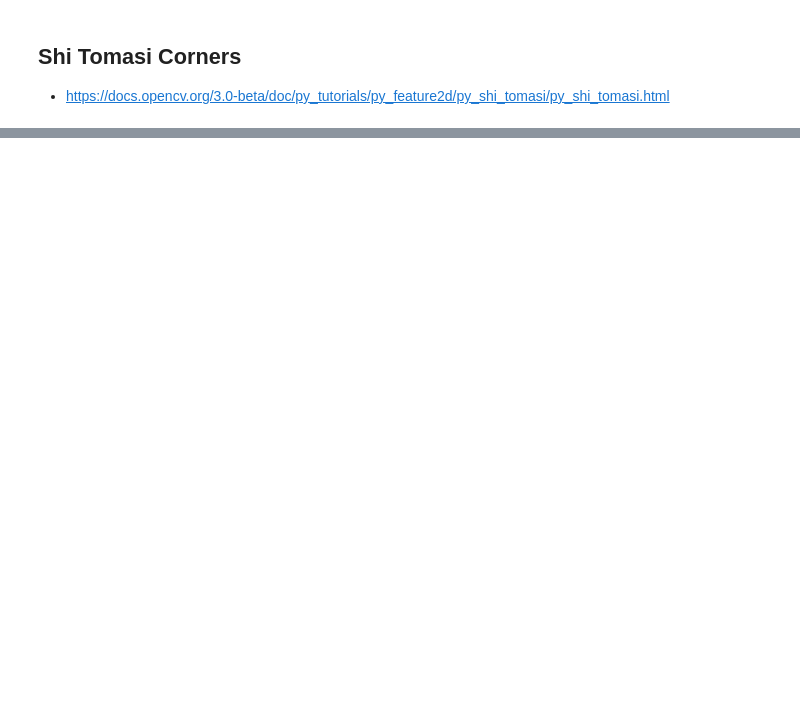
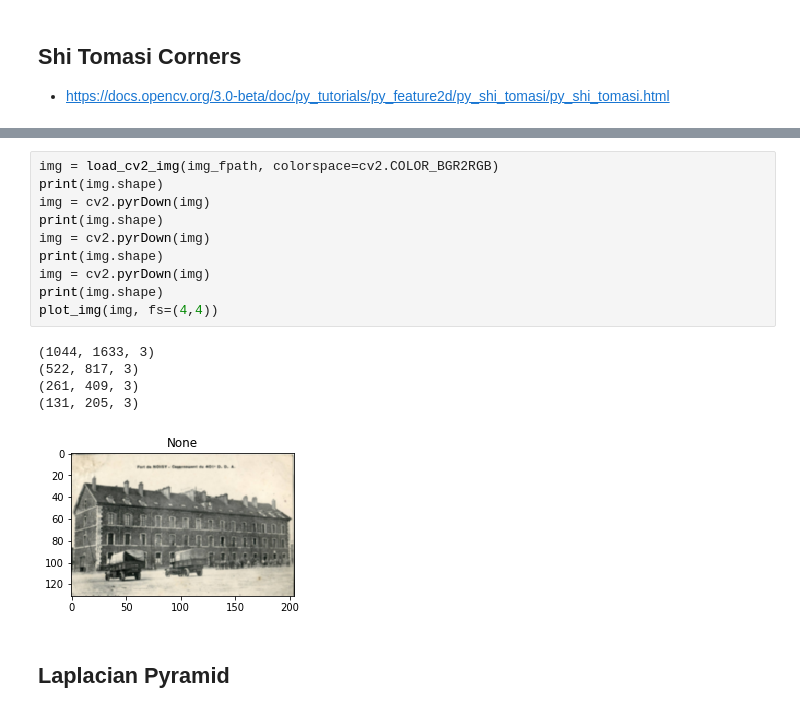
Before and after one commit to bfortuner/computer-vision, a Jupyter notebook: theory/Features.ipynb, the cells around one changed output, grey strips where cells are left out. Drawn from its saved outputs; the diff is of its cells as text; blank space fills up the shorter version.

```diff
--- a/theory/Features.ipynb
+++ b/theory/Features.ipynb
@@ -127,0 +145,18 @@ plot_img(img)
+# %%
+img = load_cv2_img(img_fpath, colorspace=cv2.COLOR_BGR2RGB)
+print(img.shape)
+img = cv2.pyrDown(img)
+print(img.shape)
+img = cv2.pyrDown(img)
+print(img.shape)
+img = cv2.pyrDown(img)
+print(img.shape)
+plot_img(img, fs=(4,4))
+# %% [output]
+(1044, 1633, 3)
+(522, 817, 3)
+(261, 409, 3)
+(131, 205, 3)
+[figure, added]
+# %% [markdown]
+## Laplacian Pyramid
```
Also changed, not shown: parts of 32 cells of this notebook, 4 other files.
